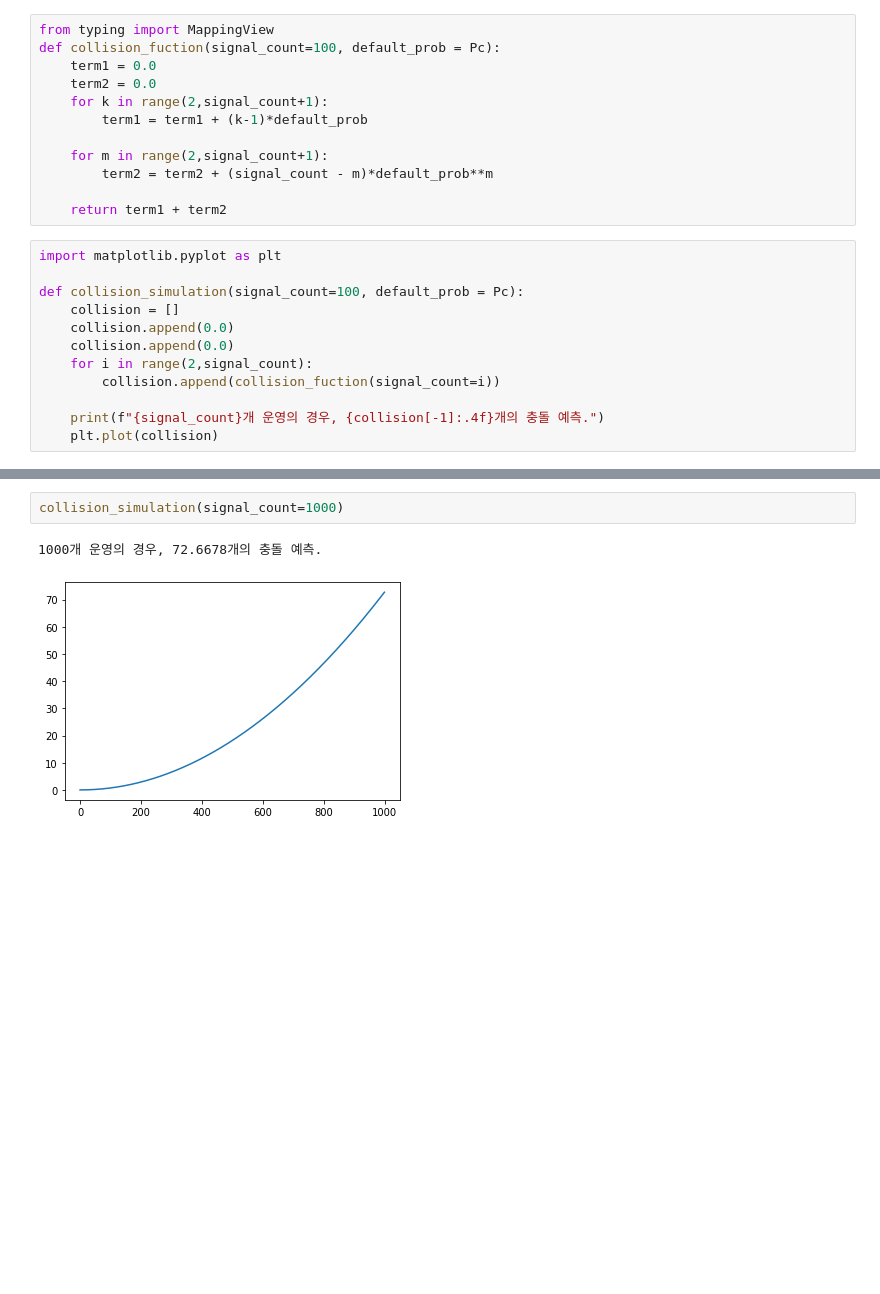
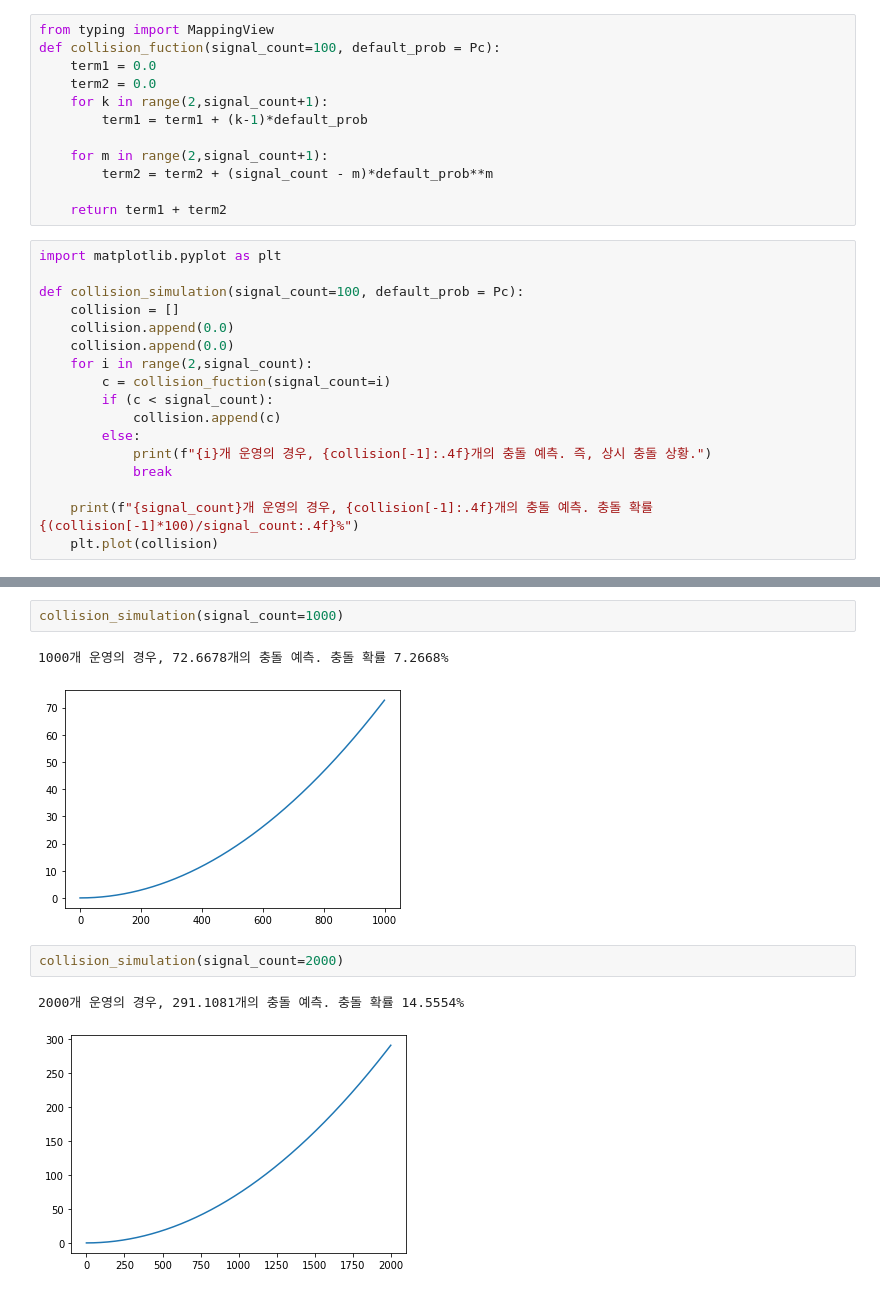
Before and after one commit to dolmani38/BLE-signal-collision-simulation, a Jupyter notebook: simulation_0625.ipynb, the cells around one changed output, grey strips where cells are left out. Drawn from its saved outputs; the diff is of its cells as text; blank space fills up the shorter version.

```diff
--- a/simulation_0625.ipynb
+++ b/simulation_0625.ipynb
@@ -74,9 +78,14 @@ def collision_simulation(signal_count=100, default_prob = Pc):
     collision.append(0.0)
     collision.append(0.0)
     for i in range(2,signal_count):
-        collision.append(collision_fuction(signal_count=i))
+        c = collision_fuction(signal_count=i)
+        if (c < signal_count):
+            collision.append(c)
+        else:
+            print(f"{i}개 운영의 경우, {collision[-1]:.4f}개의 충돌 예측. 즉, 상시 충돌 상황.")
+            break
 
-    print(f"{signal_count}개 운영의 경우, {collision[-1]:.4f}개의 충돌 예측.")
+    print(f"{signal_count}개 운영의 경우, {collision[-1]:.4f}개의 충돌 예측. 충돌 확률 {(collision[-1]*100)/signal_count:.4f}%")
     plt.plot(collision)
 # %%
 
@@ -93,5 +102,10 @@ collision_simulation(signal_count=500)
 # %%
 collision_simulation(signal_count=1000)
 # %% [output]
-1000개 운영의 경우, 72.6678개의 충돌 예측.
+1000개 운영의 경우, 72.6678개의 충돌 예측. 충돌 확률 7.2668%
 [figure]
+# %%
+collision_simulation(signal_count=2000)
+# %% [output]
+2000개 운영의 경우, 291.1081개의 충돌 예측. 충돌 확률 14.5554%
+[figure, added]
```
Also changed, not shown: parts of 22 cells of this notebook.
